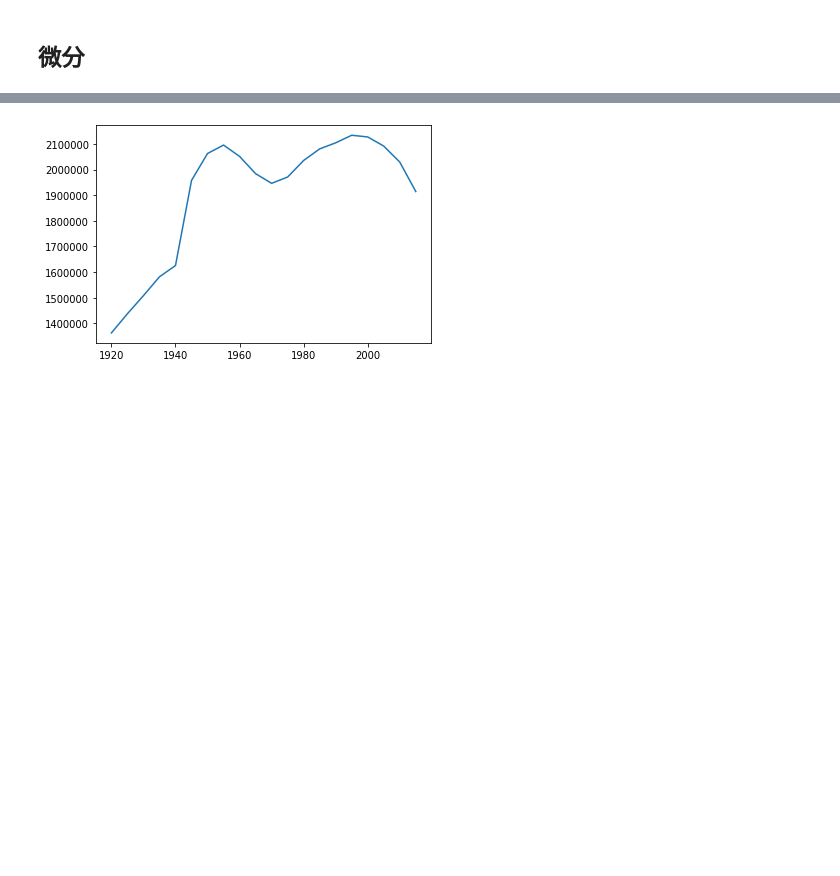
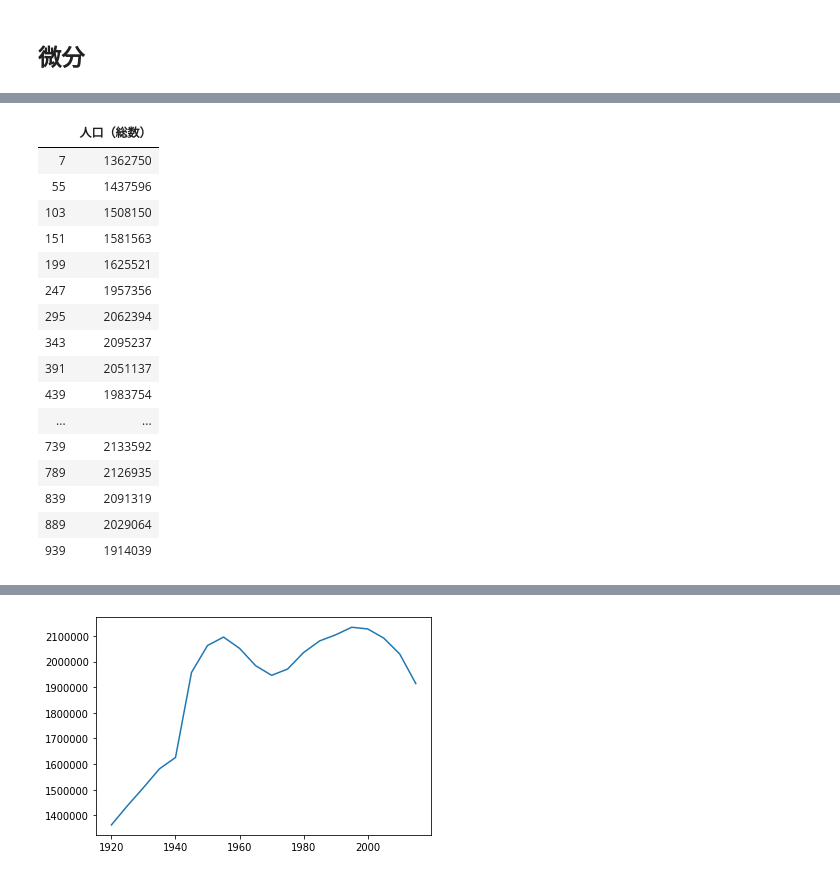
Before and after one commit to androbo-pythonlab/machine-learning, a Jupyter notebook: kobayu/0815_Pandas&Matplotlib.ipynb, the cells around one changed output, grey strips where cells are left out. Drawn from its saved outputs; the diff is of its cells as text; code cells hidden in the pictures; blank space fills up the shorter version.

```diff
--- a/kobayu/0815_Pandas&Matplotlib.ipynb
+++ b/kobayu/0815_Pandas&Matplotlib.ipynb
@@ -524,0 +590,20 @@ import sympy
+# %%
+pd.DataFrame(df_fukushima['人口（総数）'])
+# %% [output]
+|  | 人口（総数） |
+| 7 | 1362750 |
+| 55 | 1437596 |
+| 103 | 1508150 |
+| 151 | 1581563 |
+| 199 | 1625521 |
+| 247 | 1957356 |
+| 295 | 2062394 |
+| 343 | 2095237 |
+| 391 | 2051137 |
+| 439 | 1983754 |
+| ... | ... |
+| 739 | 2133592 |
+| 789 | 2126935 |
+| 839 | 2091319 |
+| 889 | 2029064 |
+| 939 | 1914039 |
```
Also changed, not shown: parts of 15 cells of this notebook.
